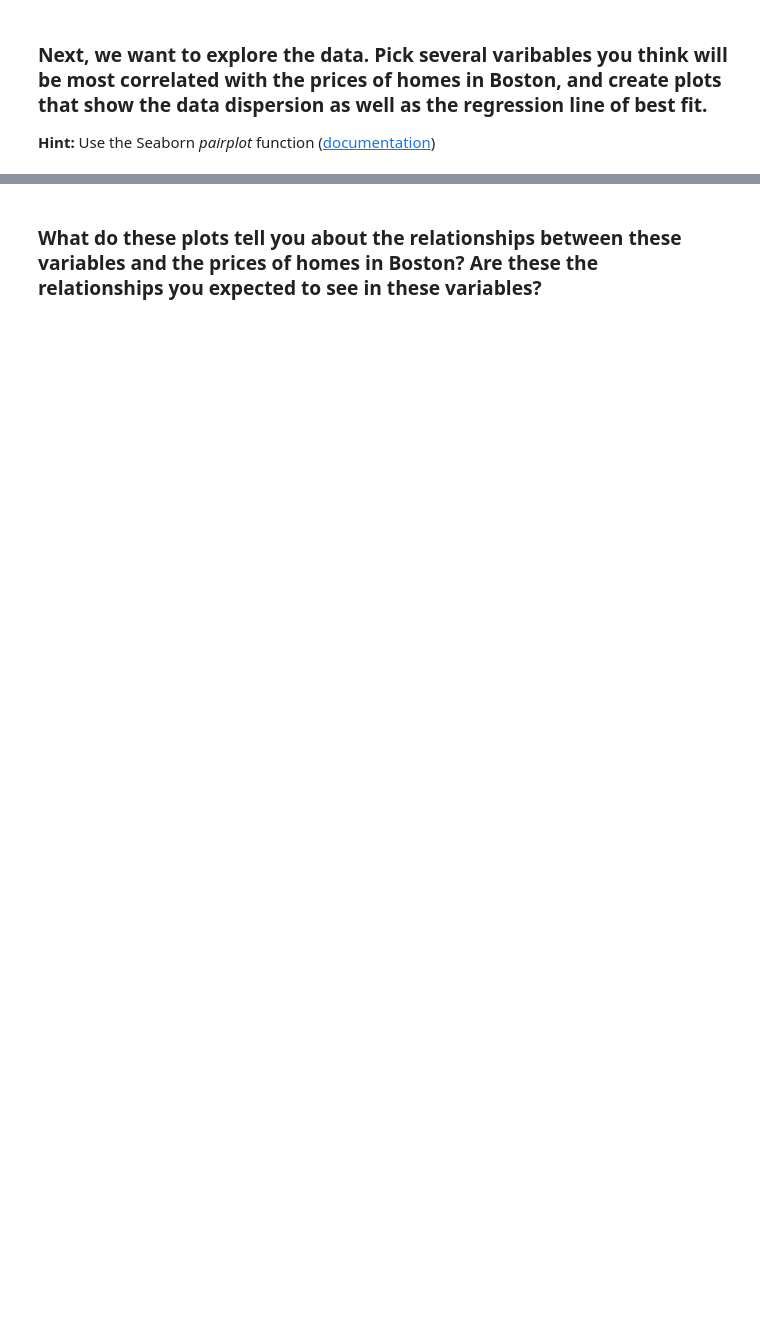
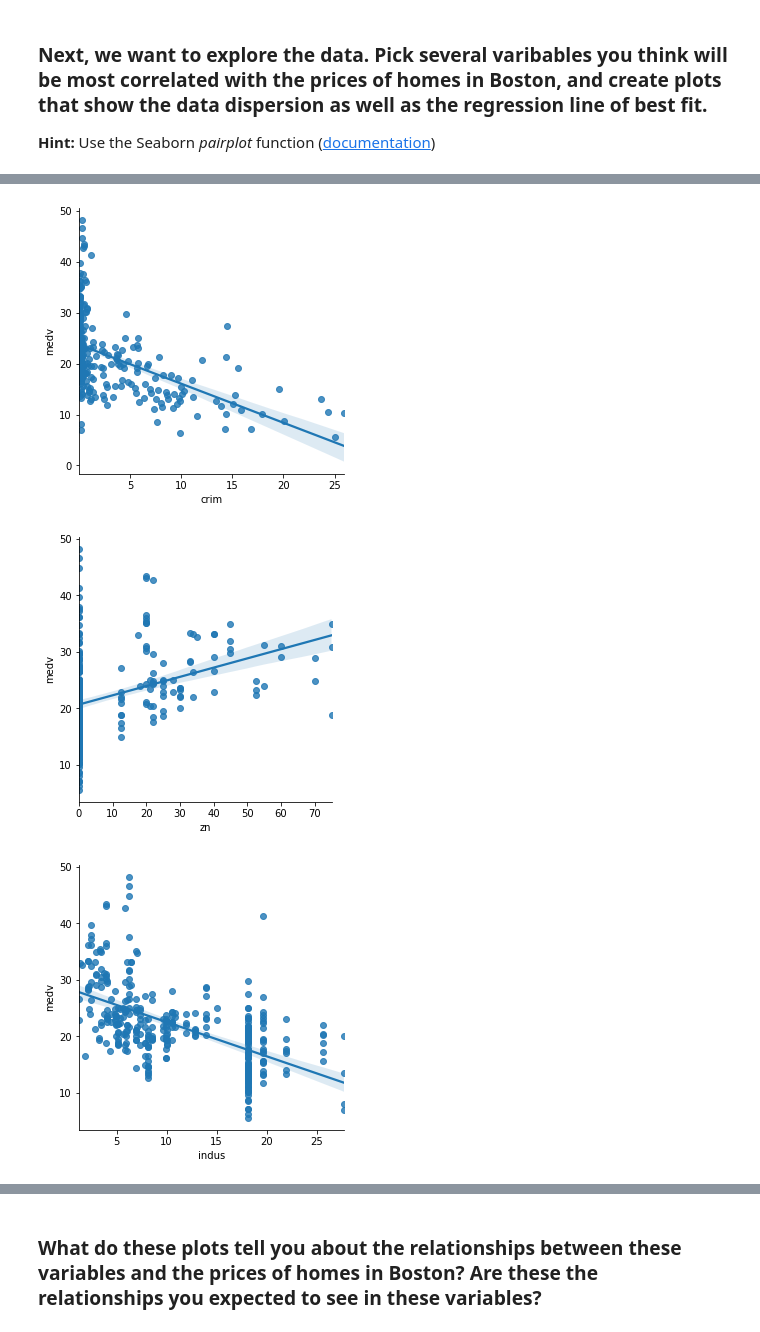
Before and after one commit to ta-data-remote/lab-problems-with-ML, a Jupyter notebook: your-code/lab_boston_housing.ipynb, the cells around one changed output, grey strips where cells are left out. Cells and saved outputs as stored; diff of their text form; code cells hidden in the pictures; blank space fills up the shorter version.

```diff
--- a/your-code/lab_boston_housing.ipynb
+++ b/your-code/lab_boston_housing.ipynb
@@ -34,0 +266,2 @@ import matplotlib.pyplot as plt
+# %%
+indep_features = boston3.drop("medv", axis=1)
@@ -34,0 +284,8 @@ import matplotlib.pyplot as plt
+# %%
+for i in range(len(indep_features.columns)):
+    g = sns.pairplot(boston3,x_vars=list(indep_features.columns)[i], y_vars="medv", kind="reg")
+    g.fig.set_size_inches(5,5)
+# %% [output]
+[figure, added]
+[figure, added]
+[figure, added]
```
Also changed, not shown: parts of 81 cells of this notebook, 1 other file.
